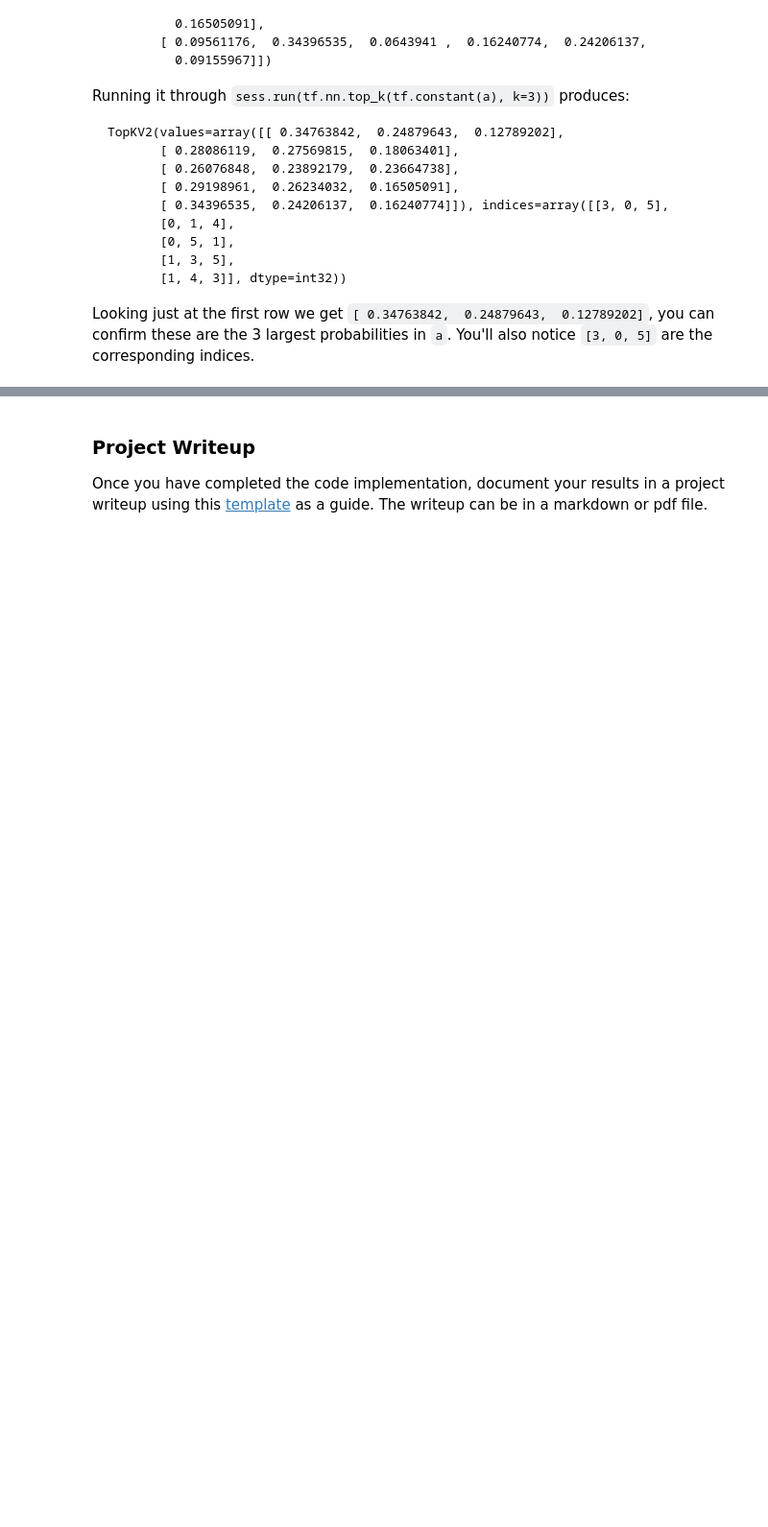
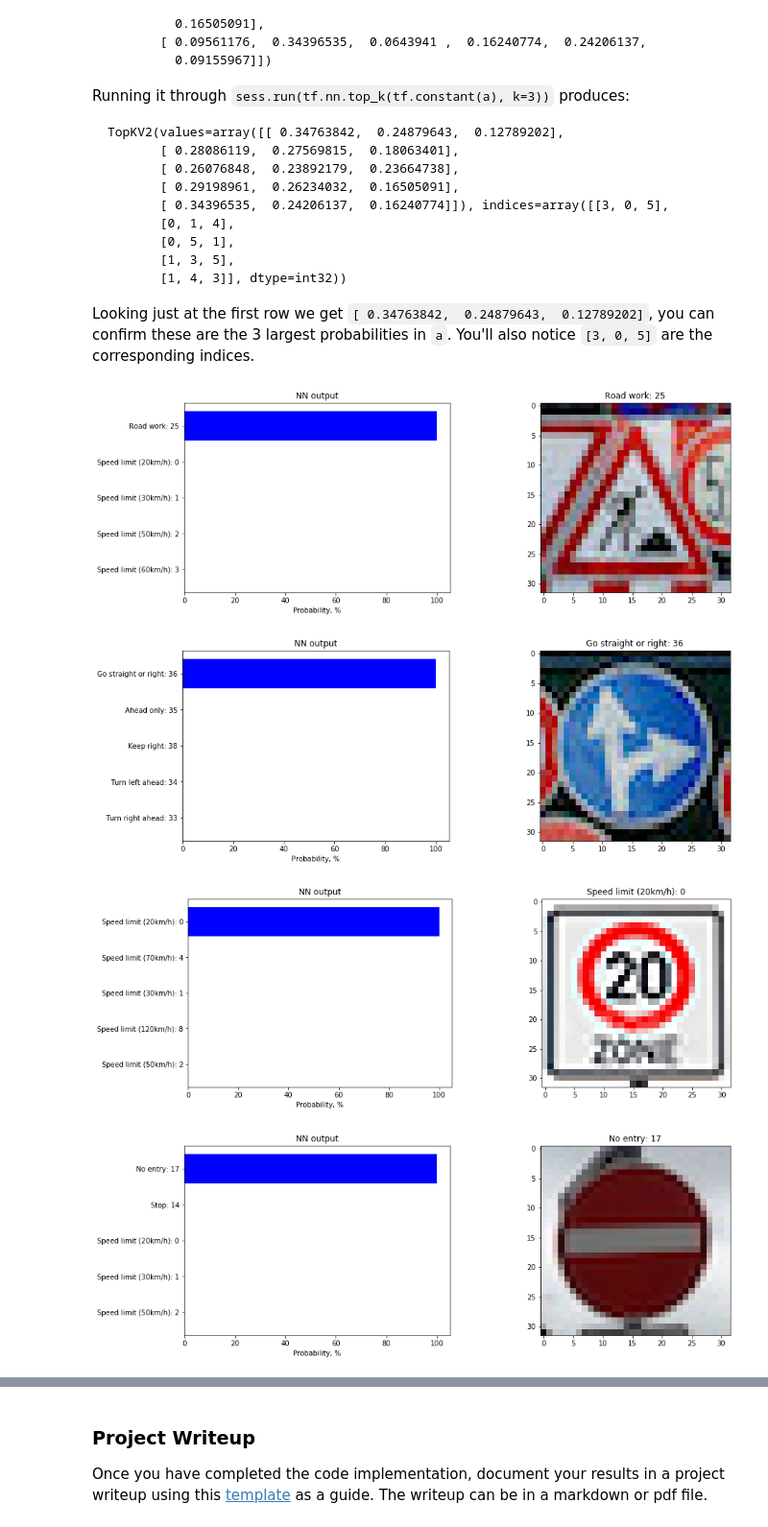
Before and after one commit to sharathsrini/Traffic-Sign-Classifier, a Jupyter notebook: Traffic_Sign_Classifier.ipynb, the cells around one changed output, grey strips where cells are left out. Shown at 96% size. Saved outputs shown, nothing was run; the diff lists cells and outputs as text; code cells hidden in the pictures; blank space fills up the shorter version.

```diff
--- a/Traffic_Sign_Classifier.ipynb
+++ b/Traffic_Sign_Classifier.ipynb
@@ -660,3 +768,7 @@ You may find `signnames.csv` useful as it contains mappings from the class id (i
 # %%
 ### Calculate the accuracy for these 5 new images.
 ### For example, if the model predicted 1 out of 5 signs correctly, it's 20% accurate on these new images.
+with tf.Session() as sess:
+    saver.restore(sess, './Three_stages_aug_rgb')
+    accuracy = sess.run(accuracy_operation, feed_dict={x: im_data_norm, y: y_data, keep_prob: 1.0})
+    print("Accuracy of internet images recognition = {}%".format(int(100*accuracy)))
@@ -703,3 +817,39 @@ Looking just at the first row we get `[ 0.34763842,  0.24879643,  0.12789202]`,
 # %%
 ### Print out the top five softmax probabilities for the predictions on the German traffic sign images found on the web.
 ### Feel free to use as many code cells as needed.
+
+with tf.Session() as sess:
+    saver.restore(sess, './Three_stages_aug_rgb')
+    scores = sess.run(logits, feed_dict={x: im_data_norm, keep_prob: 1.0})
+    scores = sess.run(tf.nn.softmax(logits=scores))
+    scores_top5 = sess.run(tf.nn.top_k(scores, k=5))
+# %%
+for i, image in enumerate(im_data):
+    fig, (ax, ax1) = plt.subplots(1, 2, sharey=False, figsize=(15,5))
+
+    scores_top5_p = 0
+    scores_top5_l = 1
+
+    list_of_labels = list(scores_top5[scores_top5_l][i])
+
+    prob = 100*scores_top5[scores_top5_p][i]
+    y_pos = np.arange(len(list_of_labels))
+    top5_labels = (sign_names[k][1]+ ': ' + str(k) for k in list_of_labels)
+
+    ax.barh(y_pos, prob, align='center',
+            color='blue', ecolor='black')
+    ax.set_yticks(y_pos)
+    ax.set_yticklabels(top5_labels)
+    ax.invert_yaxis()  # labels read top-to-bottom
+    ax.set_xlabel('Probability, %')
+    ax.set_title('NN output')
+
+    ax1.imshow(image)
+    ax1.set_title(sign_names[y_data[i]][1]+ ': ' + str(y_data[i]))
+    plt.savefig(str(i)+'.jpg', bbox_inches='tight')
+    plt.show()
+# %% [output]
+[figure, added]
+[figure, added]
+[figure, added]
+[figure, added]
```
Also changed, not shown: parts of 15 cells of this notebook.
